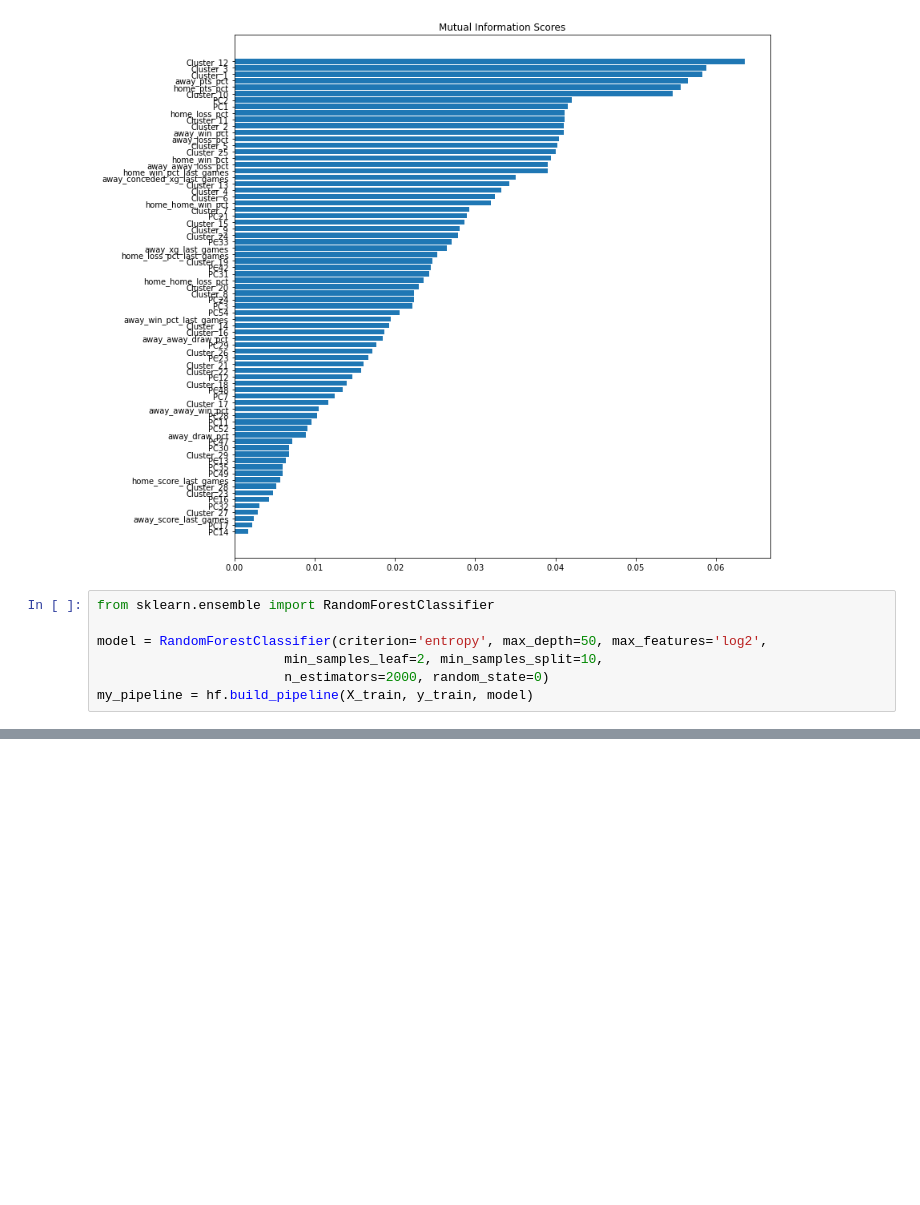
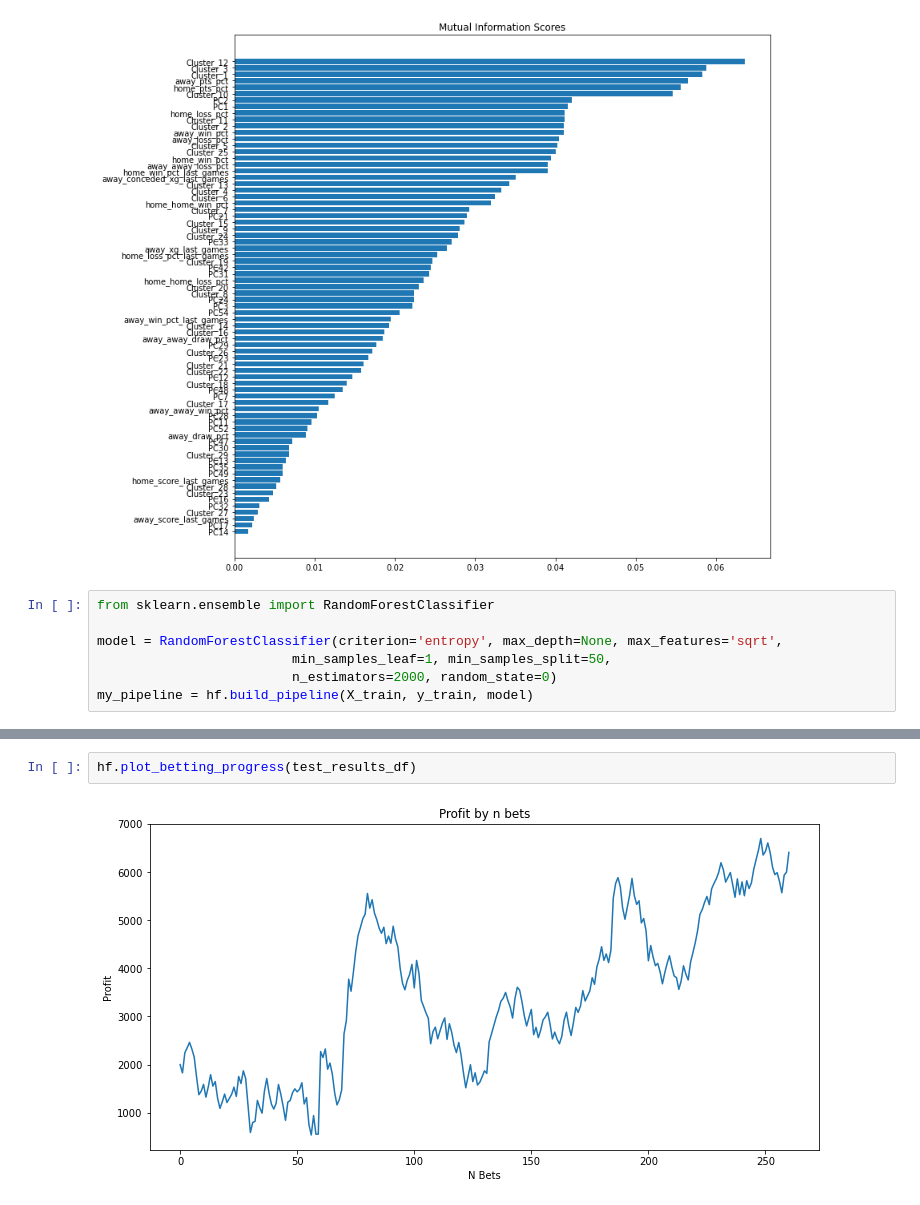
Before and after one commit to caiomelo22/football-predictor, a Jupyter notebook: predictor_v2.ipynb, the cells around one changed output, grey strips where cells are left out. Cells and saved outputs as stored; diff of their text form; blank space fills up the shorter version.

```diff
--- a/predictor_v2.ipynb
+++ b/predictor_v2.ipynb
@@ -116,9 +117,9 @@ hf.plot_mi_scores(third_mi_scores[third_mi_scores > min_mi_score])
 # %%
 from sklearn.ensemble import RandomForestClassifier
 
-model = RandomForestClassifier(criterion='entropy', max_depth=50, max_features='log2',
-                        min_samples_leaf=2, min_samples_split=10,
-                        n_estimators=2000, random_state=0)
+model = RandomForestClassifier(criterion='entropy', max_depth=None, max_features='sqrt',
+                         min_samples_leaf=1, min_samples_split=50,
+                         n_estimators=2000, random_state=0)
 my_pipeline = hf.build_pipeline(X_train, y_train, model)
 # %%
 test_results_df = hf.build_pred_df(my_pipeline, X_test, y_test, odds_test)
@@ -129,0 +160,4 @@ Maximum positive sequence:  8
+# %%
+hf.plot_betting_progress(test_results_df)
+# %% [output]
+[figure, added]
```
Also changed, not shown: parts of 3 cells of this notebook, 2 other files.
